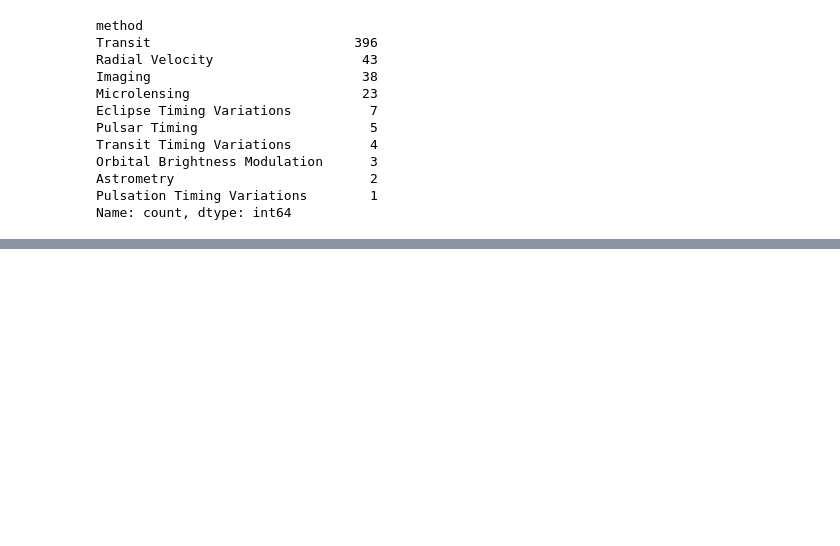
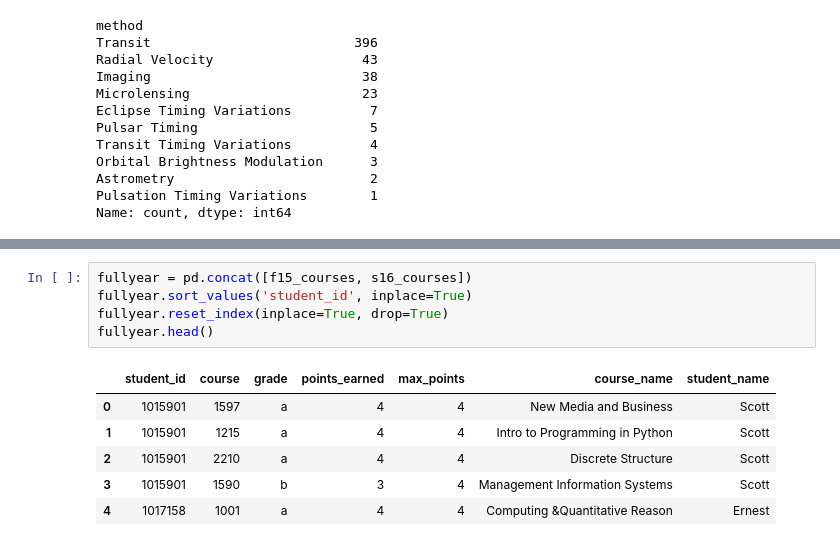
Before and after one commit to drod75/cisc3225, a Jupyter notebook: homework_3.ipynb, the cells around one changed output, grey strips where cells are left out. Drawn from its saved outputs; the diff is of its cells as text; blank space fills up the shorter version.

```diff
--- a/homework_3.ipynb
+++ b/homework_3.ipynb
@@ -302,0 +242,12 @@ Name: count, dtype: int64
+# %%
+fullyear = pd.concat([f15_courses, s16_courses])
+fullyear.sort_values('student_id', inplace=True)
+fullyear.reset_index(inplace=True, drop=True)
+fullyear.head()
+# %% [output]
+|  | student_id | course | grade | points_earned | max_points | course_name | student_name |
+| 0 | 1015901 | 1597 | a | 4 | 4 | New Media and Business | Scott |
+| 1 | 1015901 | 1215 | a | 4 | 4 | Intro to Programming in Python | Scott |
+| 2 | 1015901 | 2210 | a | 4 | 4 | Discrete Structure | Scott |
+| 3 | 1015901 | 1590 | b | 3 | 4 | Management Information Systems | Scott |
+| 4 | 1017158 | 1001 | a | 4 | 4 | Computing &Quantitative Reason | Ernest |
```
Also changed, not shown: parts of 83 cells of this notebook.
